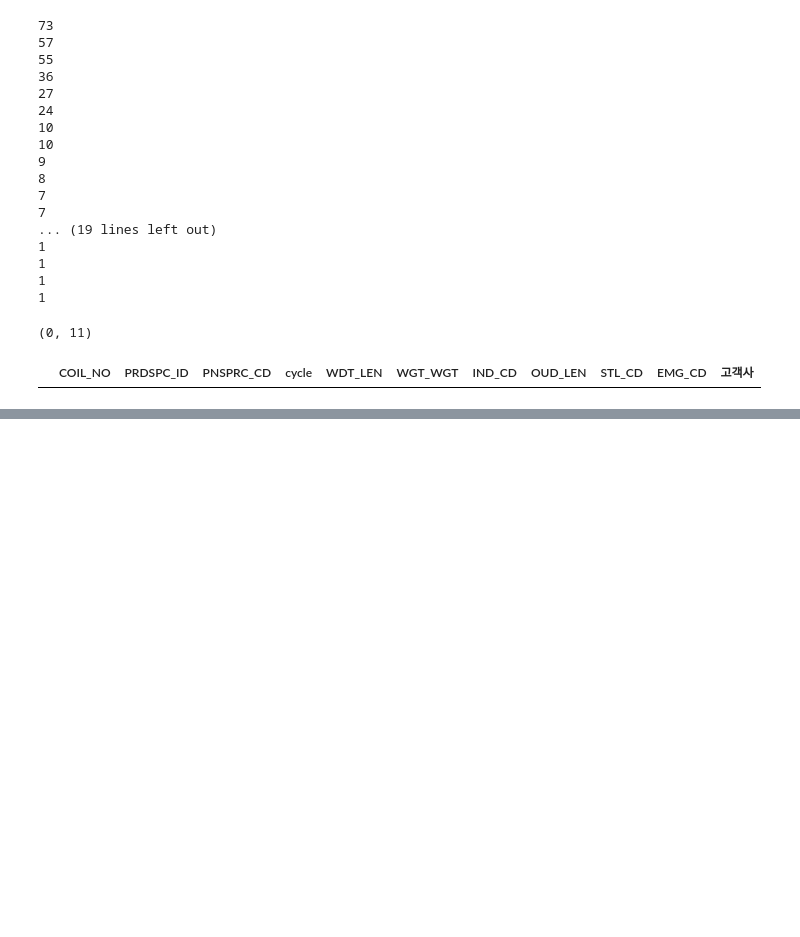
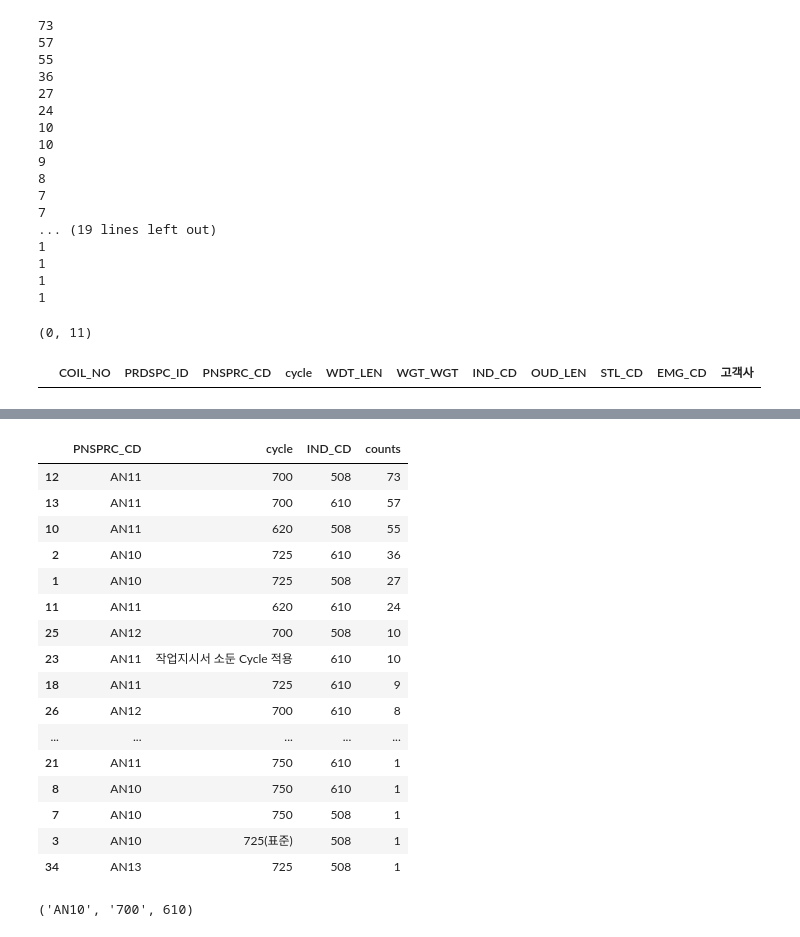
Before and after one commit to ppurify/DK, a Jupyter notebook: ex_one_coil_group_one_base_group copy.ipynb, the cells around one changed output, grey strips where cells are left out. Saved outputs shown, nothing was run; the diff lists cells and outputs as text; code cells hidden in the pictures; blank space fills up the shorter version.

```diff
--- a/ex_one_coil_group_one_base_group copy.ipynb
+++ b/ex_one_coil_group_one_base_group copy.ipynb
@@ -214,0 +309,38 @@ base_id_capa = first_base_group["Inner(mm)"].tolist()
+# %%
+DATA_DIR = './data/'
+BIG_M = 10000
+RESCHDULE_INTERVAL = timedelta(hours=8)
+
+THRESHOLD = 0.9
+
+# Coil Data
+coil_information_df = pd.read_csv(os.path.join(DATA_DIR, "coil_information.csv"))
+coil_information_df = coil_information_df.drop("Unnamed: 0", axis=1)
+
+coil_groups = coil_information_df.groupby(['PNSPRC_CD','cycle','IND_CD'], as_index=False).agg(counts=('IND_CD', 'count'))
+coil_groups = coil_groups.sort_values('counts', ascending=False)
+coil_groups = coil_groups.reset_index()
+coil_groups = coil_groups.drop(['index'], axis=1)
+coil_groups
+# %% [output]
+|  | PNSPRC_CD | cycle | IND_CD | counts |
+| 12 | AN11 | 700 | 508 | 73 |
+| 13 | AN11 | 700 | 610 | 57 |
+| 10 | AN11 | 620 | 508 | 55 |
+| 2 | AN10 | 725 | 610 | 36 |
+| 1 | AN10 | 725 | 508 | 27 |
+| 11 | AN11 | 620 | 610 | 24 |
+| 25 | AN12 | 700 | 508 | 10 |
+| 23 | AN11 | 작업지시서 소둔 Cycle 적용 | 610 | 10 |
+| 18 | AN11 | 725 | 610 | 9 |
+| 26 | AN12 | 700 | 610 | 8 |
+| ... | ... | ... | ... | ... |
+| 21 | AN11 | 750 | 610 | 1 |
+| 8 | AN10 | 750 | 610 | 1 |
+| 7 | AN10 | 750 | 508 | 1 |
+| 3 | AN10 | 725(표준) | 508 | 1 |
+| 34 | AN13 | 725 | 508 | 1 |
+# %%
+coil_groups.loc[0][0], coil_groups.loc[0][1],coil_groups.loc[0][2]
+# %% [output]
+('AN10', '700', 610)
```
Also changed, not shown: parts of 11 cells of this notebook, 1 other file.
